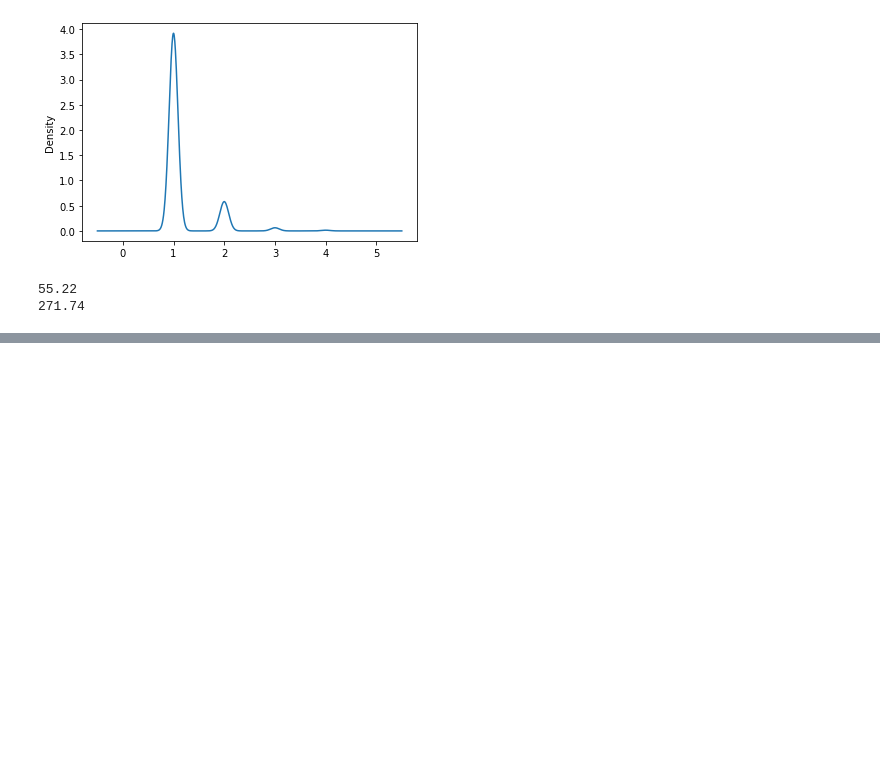
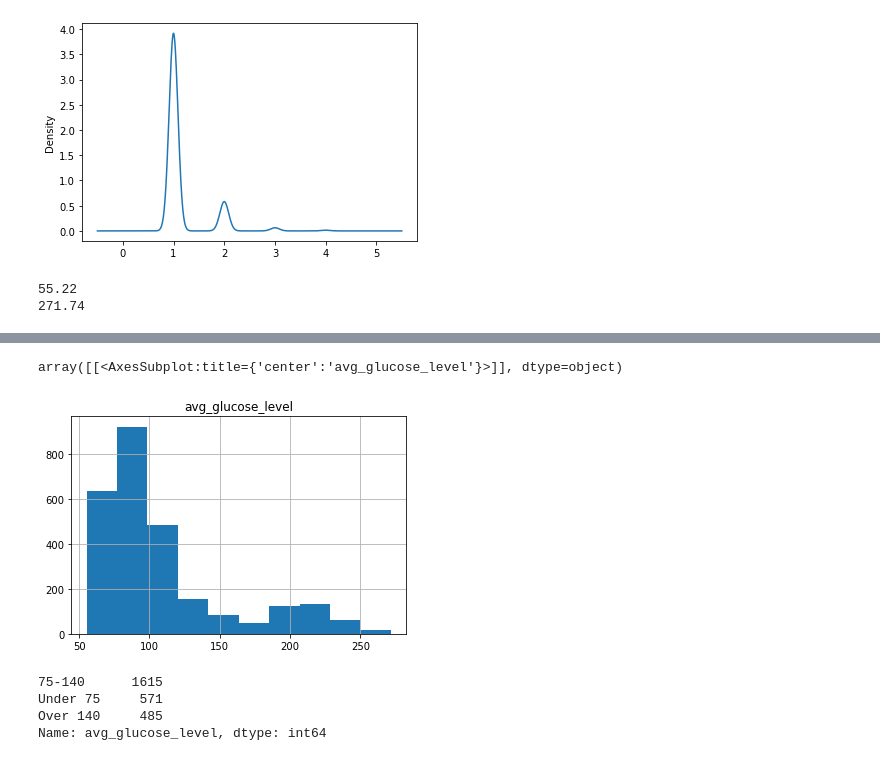
Before and after one commit to Bbert88/brain-stroke-prediction, a Jupyter notebook: Alternative_extract_using_OHE__NN_.ipynb, the cells around one changed output, grey strips where cells are left out. Cells and saved outputs as stored; diff of their text form; code cells hidden in the pictures; blank space fills up the shorter version.

Commit message:
Complete binning and one hot encoder

```diff
--- a/Alternative_extract_using_OHE__NN_.ipynb
+++ b/Alternative_extract_using_OHE__NN_.ipynb
@@ -375,0 +330,9 @@ print(max(adult_df_ohe.avg_glucose_level))
+# %%
+#Apply OHE to "age"
+
+# Fit the encoder and produce encoded DataFrame
+encode_df_age = pd.DataFrame(ohe.fit_transform(adult_df_ohe.age.values.reshape(-1,1)))
+
+# Rename encoded columns
+encode_df_age.columns = ohe.get_feature_names(['age'])
+encode_df_age.head()
@@ -375,0 +346,3 @@ print(max(adult_df_ohe.avg_glucose_level))
+# %%
+adult_df_ohe = adult_df_ohe.merge(encode_df_age,left_index=True,right_index=True).drop("age",1)
+adult_df_ohe
@@ -375,0 +380,24 @@ print(max(adult_df_ohe.avg_glucose_level))
+# %%
+
+
+adult_df_ohe.hist(column="avg_glucose_level")
+# %% [output]
+array([[<AxesSubplot:title={'center':'avg_glucose_level'}>]], dtype=object)
+[figure, added]
+# %%
+# Bin glucose column
+
+for lvl in adult_df_ohe['avg_glucose_level']:
+    if lvl < 75:
+        adult_df_ohe.avg_glucose_level = adult_df_ohe.avg_glucose_level.replace(lvl, "Under 75")
+    elif (lvl >= 75) & (lvl < 140):
+        adult_df_ohe.avg_glucose_level = adult_df_ohe.avg_glucose_level.replace(lvl, "75-140")
+    else:
+        adult_df_ohe.avg_glucose_level = adult_df_ohe.avg_glucose_level.replace(lvl, "Over 140")
+
+adult_df_ohe.avg_glucose_level.value_counts()
+# %% [output]
+75-140      1615
+Under 75     571
+Over 140     485
+Name: avg_glucose_level, dtype: int64
```
Also changed, not shown: parts of 25 cells of this notebook.
